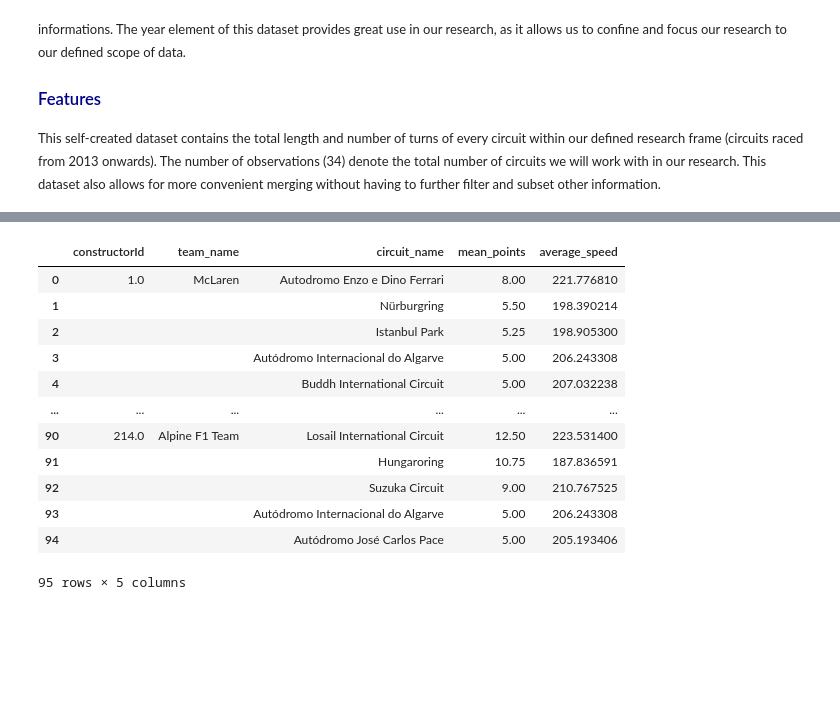
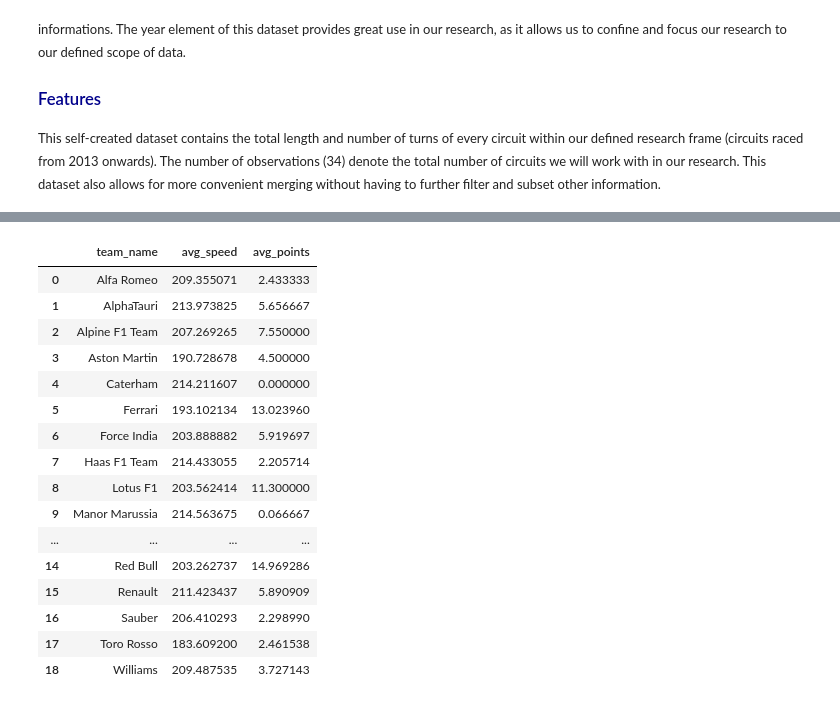
Before and after one commit to SeanB367/qtm151spring2024, a Jupyter notebook: final_project/final_project.ipynb, the cells around one changed output, grey strips where cells are left out. Drawn from its saved outputs; the diff is of its cells as text; code cells hidden in the pictures; blank space fills up the shorter version.

```diff
--- a/final_project/final_project.ipynb
+++ b/final_project/final_project.ipynb
@@ -106,7 +106,8 @@ constructors = constructors.rename(columns = replace_name_constructors)
 
 
 # Merge circuits with races on circuitId, omitting unnecessary variables such as lat, lng, url
-circuits_merged_1 = pd.merge(circuits[['circuitId', 'circuit_name', 'location', 'country', 'alt']],
+circuits_merged_1 = pd.merge(circuits[['circuitId', 'circuit_name',
+                                       'location', 'country', 'alt']],
                              races[['raceId', 'year', 'circuitId', 'grand_prix']],
                              on = 'circuitId',
                              how = 'left')
@@ -117,16 +118,19 @@ circuits_merged_1 = circuits_merged_1.query("year >= 2013")
 
 
 # Merge datasets with dataset including features of circuits within specified time frame
-circuits_merged_2 = pd.merge(circuits_merged_1[['circuitId', 'circuit_name', 'grand_prix', 'location', 'country', 'raceId', 'year', 'alt']],
+circuits_merged_2 = pd.merge(circuits_merged_1[['circuitId', 'circuit_name',
+                                                'grand_prix', 'location', 'country',
+                                                'raceId', 'year', 'alt']],
                              features[['circuit_name', 'length', 'turns']],
                              on = 'circuit_name',
-                             how = 'left').sort_values("circuit_name", ascending=True)
+                             how = 'left').sort_values("circuit_name", ascending = True)
 
 
 # Merge fastestLapTime and fastestLapSpeed onto primary datasset
 # Finalize aggregation of three elements of research question (circuit speed, turns, altitude) into one dataset
 circuits_merged_3 = pd.merge(circuits_merged_2,
-                             results[['raceId', 'constructorId', 'points', 'fastestLapTime', 'fastestLapSpeed']],
+                             results[['raceId', 'constructorId',
+                                      'points', 'fastestLapTime', 'fastestLapSpeed']],
                              on = 'raceId',
                              how = 'left')
 
@@ -136,10 +140,11 @@ master_data = pd.merge(circuits_merged_3,
                        on = 'constructorId',
                        how = 'left')
 
-# Convert fastestLapSpeed to numeric to be able to execute numpy statistics operations
+# Convert fastestLapSpeed to numeric to be able to execute other operations
 master_data['fastestLapSpeed'] = pd.to_numeric(master_data['fastestLapSpeed'], errors='coerce')
-master_data['alt'] = pd.to_numeric(master_data['alt'], errors='coerce')
+master_data['alt'] = pd.to_numeric(master_data['alt'], errors = 'coerce')
 
 # Create new variable in dataset "average_speed" by computing mean of fastestLapSpeeds for each circuit
-master_data['average_speed'] = master_data.groupby('circuitId')['fastestLapSpeed'].transform('mean')
+master_data['average_speed'] = (master_data.groupby('circuitId')['fastestLapSpeed']
+                                           .transform('mean'))
 # %%
@@ -362,48 +500,49 @@ figure_2
 # %%
-figure_3 = (master_data.groupby(['constructorId', 'circuit_name'])
+# same format and procedure is applied for average speed
+
+figure_3 = (master_data.dropna()
+                       .groupby(['constructorId', 'circuit_name'])
                        .agg(mean_points = ('points', 'mean'))
                        .reset_index()
                        .groupby('constructorId')
                        .apply(lambda x: x.nlargest(5, 'mean_points'))
                        .reset_index(drop=True))
 
-# Blank out repeated constructorIds for visual clarity
-figure_3['constructorId'] = figure_3['constructorId'].where(figure_3['constructorId']
-                                                            != figure_3['constructorId'].shift(), "")
-
 figure_3['constructorId'] = pd.to_numeric(figure_3['constructorId'])
 
-# Merge to add team_name based on constructorId
 figure_3 = pd.merge(figure_3,
                     master_data[['constructorId', 'team_name']].drop_duplicates(),
                     on = 'constructorId',
                     how = 'left')
 
-# Merge to add turns based on circuit_name
 figure_3 = pd.merge(figure_3,
                     master_data[['circuit_name', 'average_speed']].drop_duplicates(),
                     on = 'circuit_name',
                     how = 'left')
 
-# Rearrange columns to place 'team_name' next to 'constructorId'
-figure_3 = figure_3[['constructorId', 'team_name', 'circuit_name', 'mean_points', 'average_speed']]
 
-# Replace NaNs with blank strings in 'constructorId' and 'team_name'
-figure_3['constructorId'].fillna('', inplace=True)
-figure_3['team_name'].fillna('', inplace=True)
 
-figure_3
+figure3_table = (figure_3.groupby('team_name')
+                         .agg(avg_speed = ('average_speed', 'mean'),
+                              avg_points = ('mean_points', 'mean'))
+                         .reset_index())
+
+figure3_table
 # %% [output]
-|  | constructorId | team_name | circuit_name | mean_points | average_speed |
-| 0 | 1.0 | McLaren | Autodromo Enzo e Dino Ferrari | 8.00 | 221.776810 |
-| 1 |  |  | Nürburgring | 5.50 | 198.390214 |
-| 2 |  |  | Istanbul Park | 5.25 | 198.905300 |
-| 3 |  |  | Autódromo Internacional do Algarve | 5.00 | 206.243308 |
-| 4 |  |  | Buddh International Circuit | 5.00 | 207.032238 |
-| ... | ... | ... | ... | ... | ... |
-| 90 | 214.0 | Alpine F1 Team | Losail International Circuit | 12.50 | 223.531400 |
-| 91 |  |  | Hungaroring | 10.75 | 187.836591 |
-| 92 |  |  | Suzuka Circuit | 9.00 | 210.767525 |
-| 93 |  |  | Autódromo Internacional do Algarve | 5.00 | 206.243308 |
-| 94 |  |  | Autódromo José Carlos Pace | 5.00 | 205.193406 |
+|  | team_name | avg_speed | avg_points |
+| 0 | Alfa Romeo | 209.355071 | 2.433333 |
+| 1 | AlphaTauri | 213.973825 | 5.656667 |
+| 2 | Alpine F1 Team | 207.269265 | 7.550000 |
+| 3 | Aston Martin | 190.728678 | 4.500000 |
+| 4 | Caterham | 214.211607 | 0.000000 |
+| 5 | Ferrari | 193.102134 | 13.023960 |
+| 6 | Force India | 203.888882 | 5.919697 |
+| 7 | Haas F1 Team | 214.433055 | 2.205714 |
+| 8 | Lotus F1 | 203.562414 | 11.300000 |
+| 9 | Manor Marussia | 214.563675 | 0.066667 |
+| ... | ... | ... | ... |
+| 14 | Red Bull | 203.262737 | 14.969286 |
+| 15 | Renault | 211.423437 | 5.890909 |
+| 16 | Sauber | 206.410293 | 2.298990 |
+| 17 | Toro Rosso | 183.609200 | 2.461538 |
+| 18 | Williams | 209.487535 | 3.727143 |
-95 rows × 5 columns
```
Also changed, not shown: parts of 23 cells of this notebook, 2 other files.
